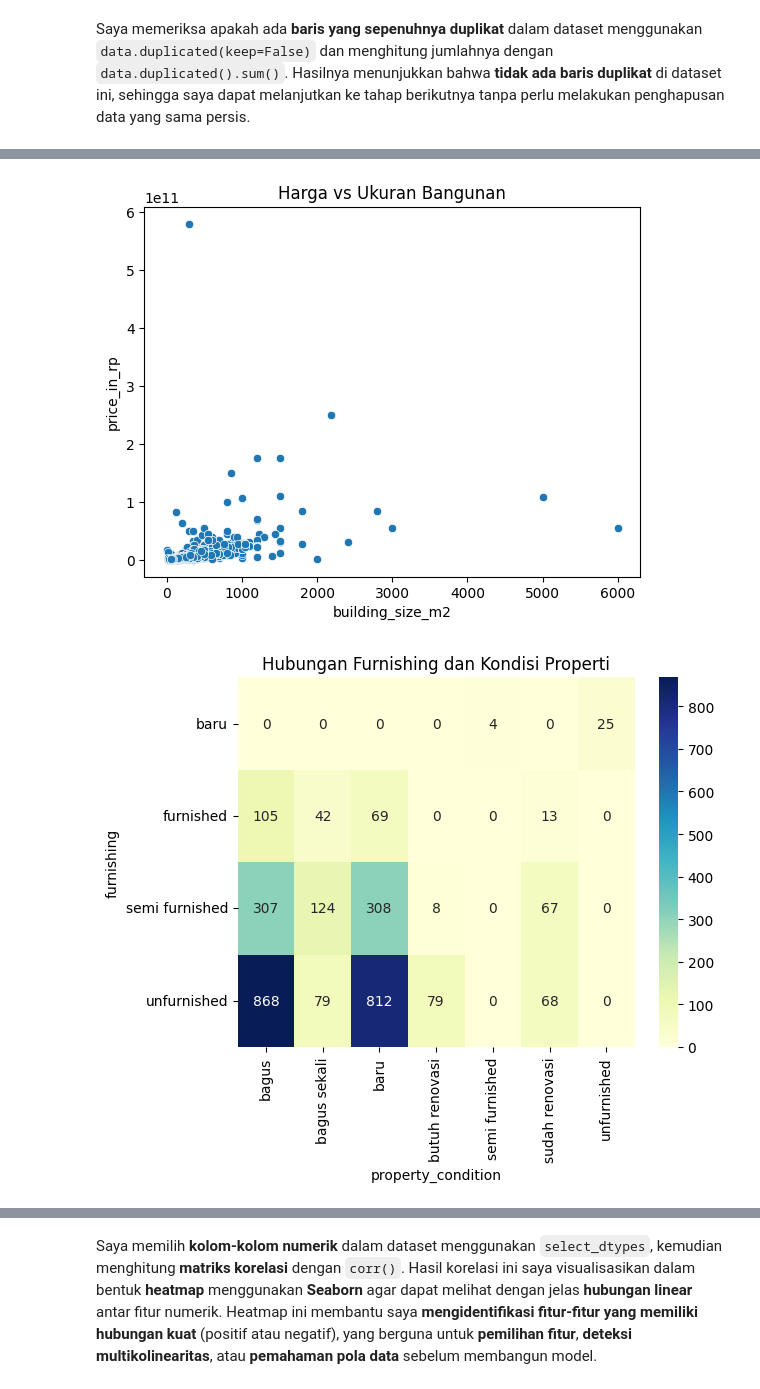
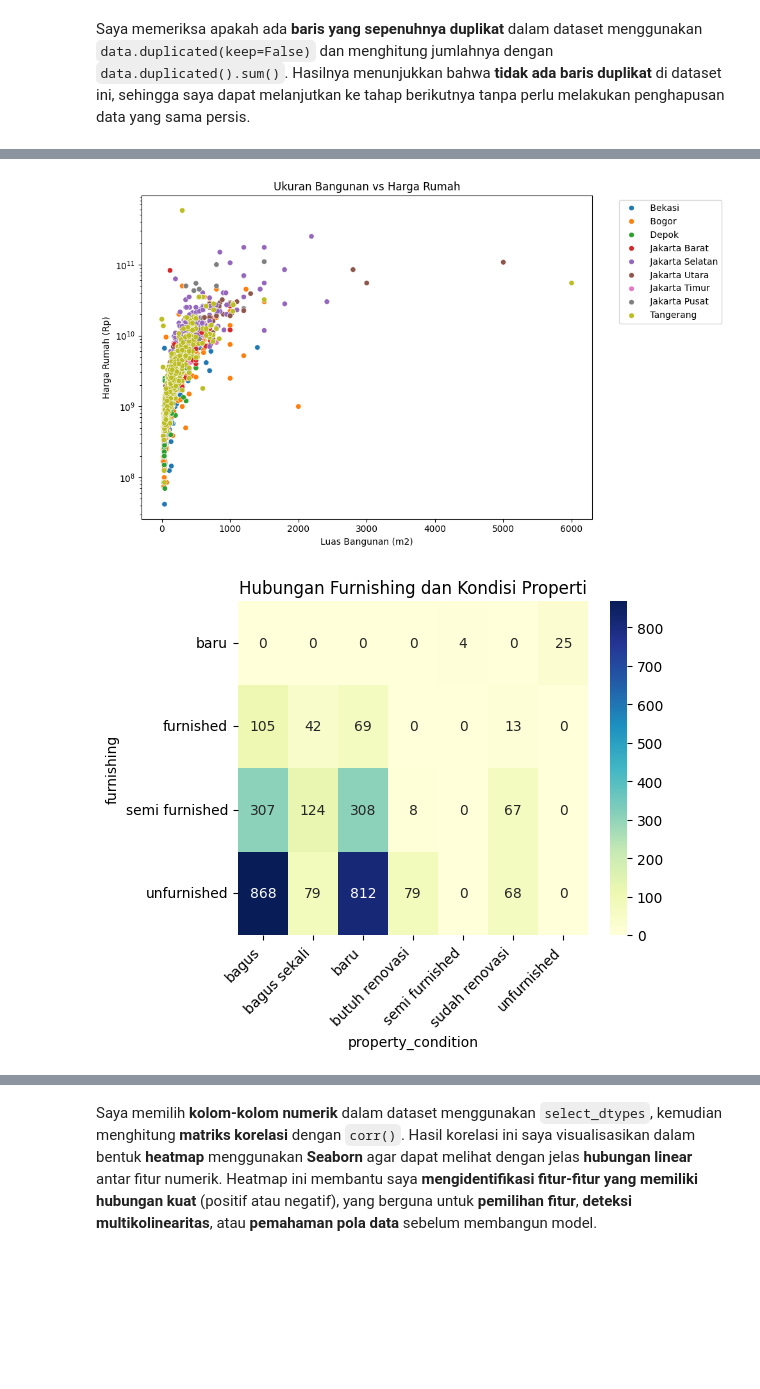
Before and after one commit to aldyNaufal/regression_house_price, a Jupyter notebook: notebook/main.ipynb, the cells around one changed output, grey strips where cells are left out. Drawn from its saved outputs; the diff is of its cells as text; code cells hidden in the pictures; blank space fills up the shorter version.

```diff
--- a/notebook/main.ipynb
+++ b/notebook/main.ipynb
@@ -184,18 +149,37 @@ for col in num_cols:
 # %%
-# Scatter plot: harga vs ukuran bangunan
-sns.scatterplot(data=data, x='building_size_m2', y='price_in_rp')
-plt.title('Harga vs Ukuran Bangunan')
+top_cities = data['city'].value_counts().nlargest(10).index
+filtered = data[data['city'].isin(top_cities)]
+
+plt.figure(figsize=(10, 6))
+sns.scatterplot(x='building_size_m2', y='price_in_rp', hue='city', data=filtered, palette='tab10')
+plt.yscale('log')
+plt.title("Ukuran Bangunan vs Harga Rumah")
+plt.xlabel("Luas Bangunan (m2)")
+plt.ylabel("Harga Rumah (Rp)")
+plt.legend(bbox_to_anchor=(1.05, 1), loc='upper left')
+plt.tight_layout()
+plt.savefig("../images/luas_bangunan_vs_harga.png")
 plt.show()
+plt.close()
 # %% [output]
-[figure, old version]
+[figure, new version]
 # %%
-# Crosstab antar dua kategori
 ct = pd.crosstab(data['furnishing'], data['property_condition'])
+
+plt.figure(figsize=(6, 5))
 sns.heatmap(ct, annot=True, fmt='d', cmap='YlGnBu')
-plt.title('Hubungan Furnishing dan Kondisi Properti')
+plt.title("Hubungan Furnishing dan Kondisi Properti")
+
+# Miringkan label agar tidak bertabrakan
+plt.xticks(rotation=45, ha='right')
+plt.yticks(rotation=0)
+
+plt.tight_layout()
+plt.savefig("../images/furnishing_vs_condition.png")
 plt.show()
+plt.close()
 # %% [output]
-[figure, old version]
+[figure, new version]
 # %%
 # Ambil hanya kolom numerik
 numeric_data = data.select_dtypes(include=['float64', 'int64'])
```
Also changed, not shown: parts of 3 cells of this notebook, 6 other files.
